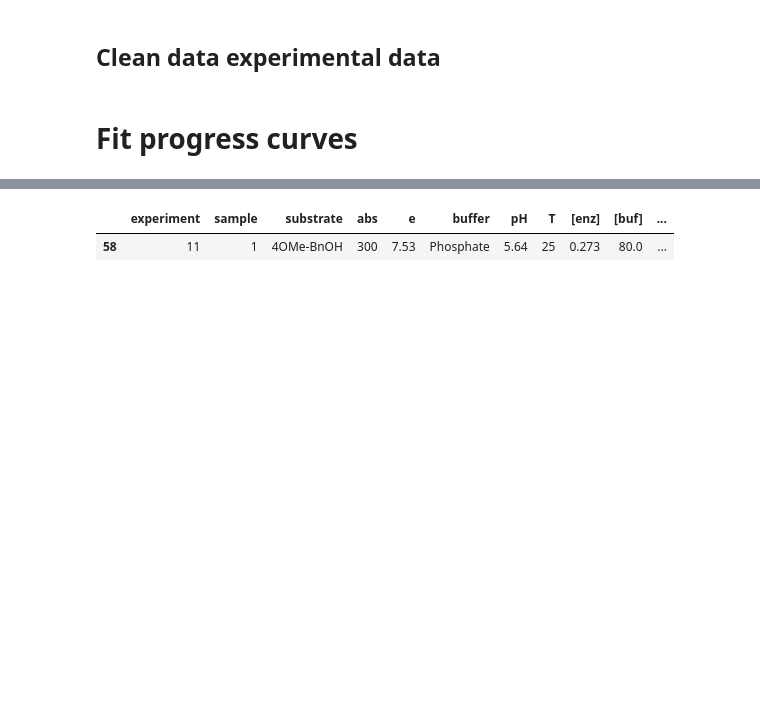
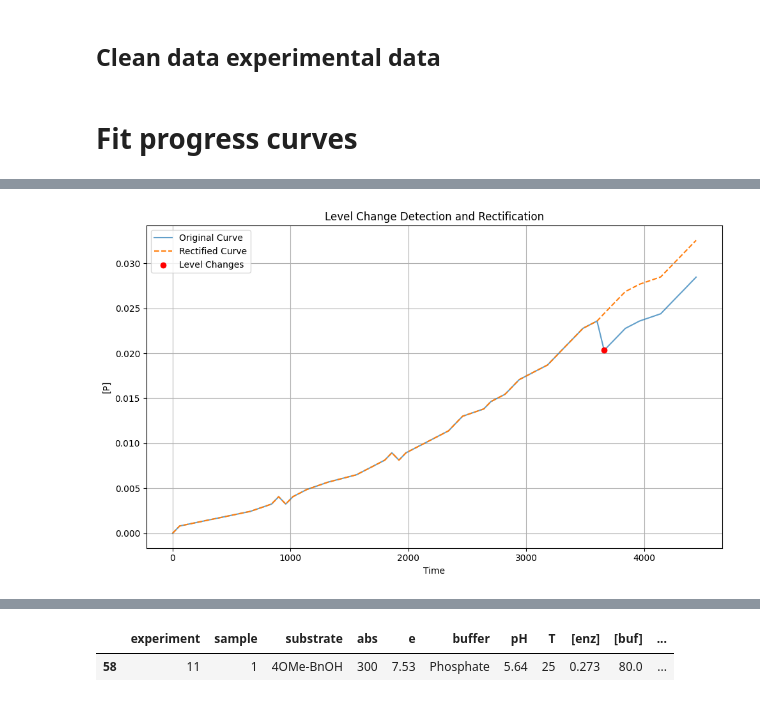
Before and after one commit to madsr2d2/masterThesis, a Jupyter notebook: masterThesis.ipynb, the cells around one changed output, grey strips where cells are left out. Cells and saved outputs as stored; diff of their text form; code cells hidden in the pictures; blank space fills up the shorter version.

```diff
--- a/masterThesis.ipynb
+++ b/masterThesis.ipynb
@@ -1771,0 +1158,87 @@ def sigmoid_with_offset(t, A, k, t0, C):
+# %%
+def detect_and_rectify_levels(t, P, threshold_factor=1.5, downward_changes_only=False, plot=False):
+    """
+    Detect level changes and rectify the curve by adjusting subsequent points.
+    Optionally filter for downward changes only.
+
+    Parameters:
+        t (array-like): Time values of the time series.
+        P (array-like): Progress values of the time series.
+        threshold_factor (float): Factor to multiply the median difference for thresholding. Default is 1.5.
+        downward_changes_only (bool): Whether to detect only downward level changes. Default is False.
+        plot (bool): Whether to plot the results. Default is False.
+
+    Returns:
+        tuple:
+            rectified_t (array-like): Time values for the rectified series.
+            rectified_P (array-like): Rectified progress values.
+            change_points (list): Detected level change points (time values).
+    """
+    import numpy as np
+    import matplotlib.pyplot as plt
+
+    # Ensure inputs are numpy arrays
+    t = np.array(t)
+    P = np.array(P)
+
+    # Compute point-to-point differences
+    diffs = np.diff(P)
+
+    # Calculate the median difference and the dynamic threshold
+    median_diff = np.median(np.abs(diffs))
+    threshold = threshold_factor * median_diff
+
+    # Detect where differences exceed the threshold
+    if downward_changes_only:
+        change_indices = np.where((diffs < 0) & (np.abs(diffs) > threshold))[0]
+    else:
+        change_indices = np.where(np.abs(diffs) > threshold)[0]
+
+    # Convert indices to change points (time values)
+    change_points = t[change_indices + 1]
+
+    # Initialize the rectified curve
+    P_rectified = np.copy(P)
+
+    # Apply rectification starting from the first level change
+    for i, idx in enumerate(change_indices):
+        if idx < len(P) - 1:  # Ensure index is valid
+            # Define the segment preceding the current change point
+            if i == 0:
+                prev_segment = P[:idx + 1]
+            else:
+                prev_segment = P[change_indices[i - 1] + 1 : idx + 1]
+
+            # Calculate the median for the preceding segment
+            if len(prev_segment) > 1:
+                segment_median_diff = np.mean(np.abs(np.diff(prev_segment)))
+            else:
+                segment_median_diff = median_diff  # Handle small segments gracefully
+
+            # Compute the adjustment
+            diff = P[idx + 1] - P[idx]  # Difference at the level change
+            adjustment = diff - segment_median_diff  # Incorporate the segment-specific median
+            P_rectified[idx + 1:] -= adjustment  # Adjust all subsequent points
+
+    # Plot if required
+    if plot:
+        plt.figure(figsize=(10, 6))
+        plt.plot(t, P, label="Original Curve", alpha=0.7)
+        plt.plot(t, P_rectified, label="Rectified Curve", linestyle="--")
+        plt.scatter(t[change_indices + 1], P[change_indices + 1], color="red", label="Level Changes", zorder=5)
+        plt.title("Level Change Detection and Rectification")
+        plt.xlabel("Time")
+        plt.ylabel("[P]")
+        plt.legend()
+        plt.grid(True)
+        plt.tight_layout()
+        plt.show()
+
+    return t, P_rectified, change_points
+
+# Example usage
+rectified_t, rectified_P, change_points = detect_and_rectify_levels(
+    t_processed, P_processed, threshold_factor=1.5, downward_changes_only=True, plot=True
+)
+# %% [output]
+[figure, added]
```
Also changed, not shown: parts of 13 cells of this notebook, 9 other files.
